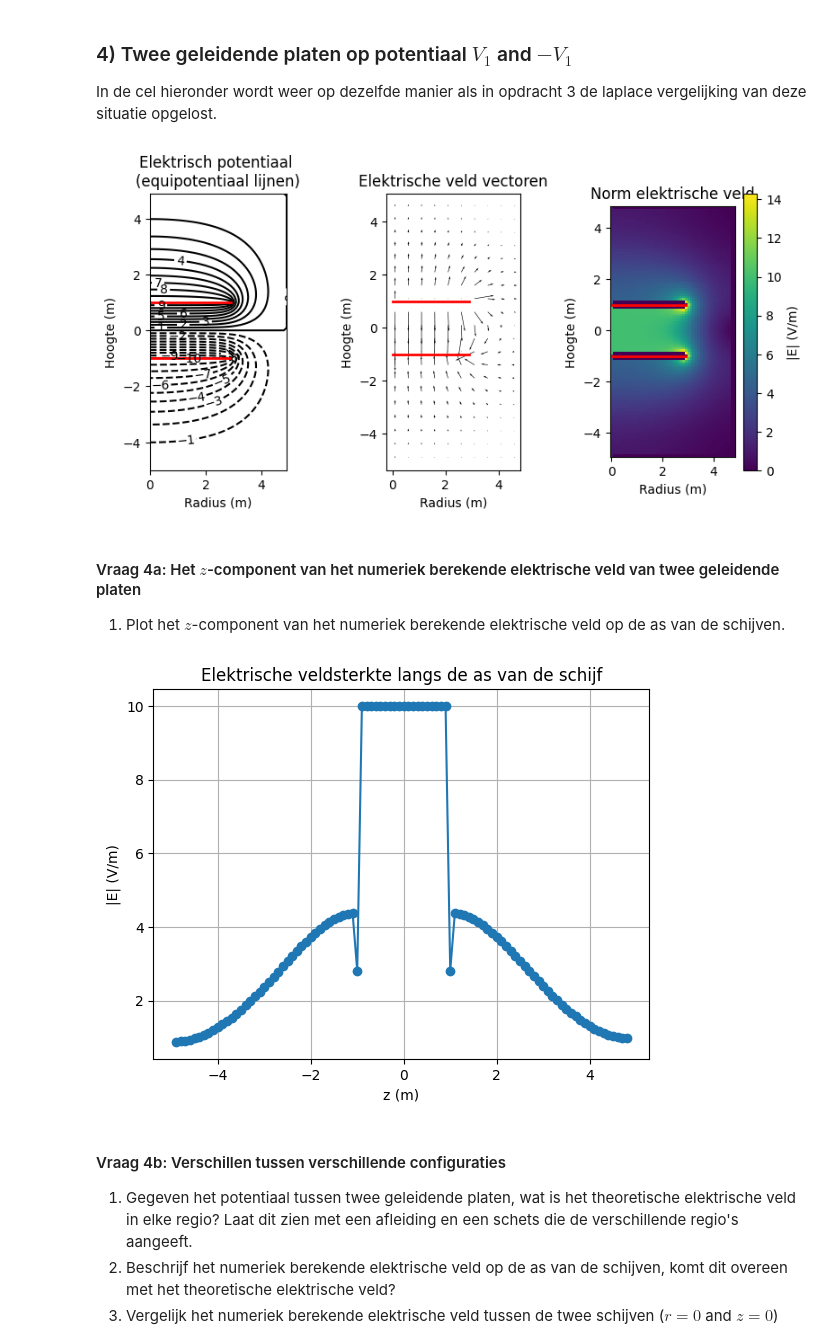
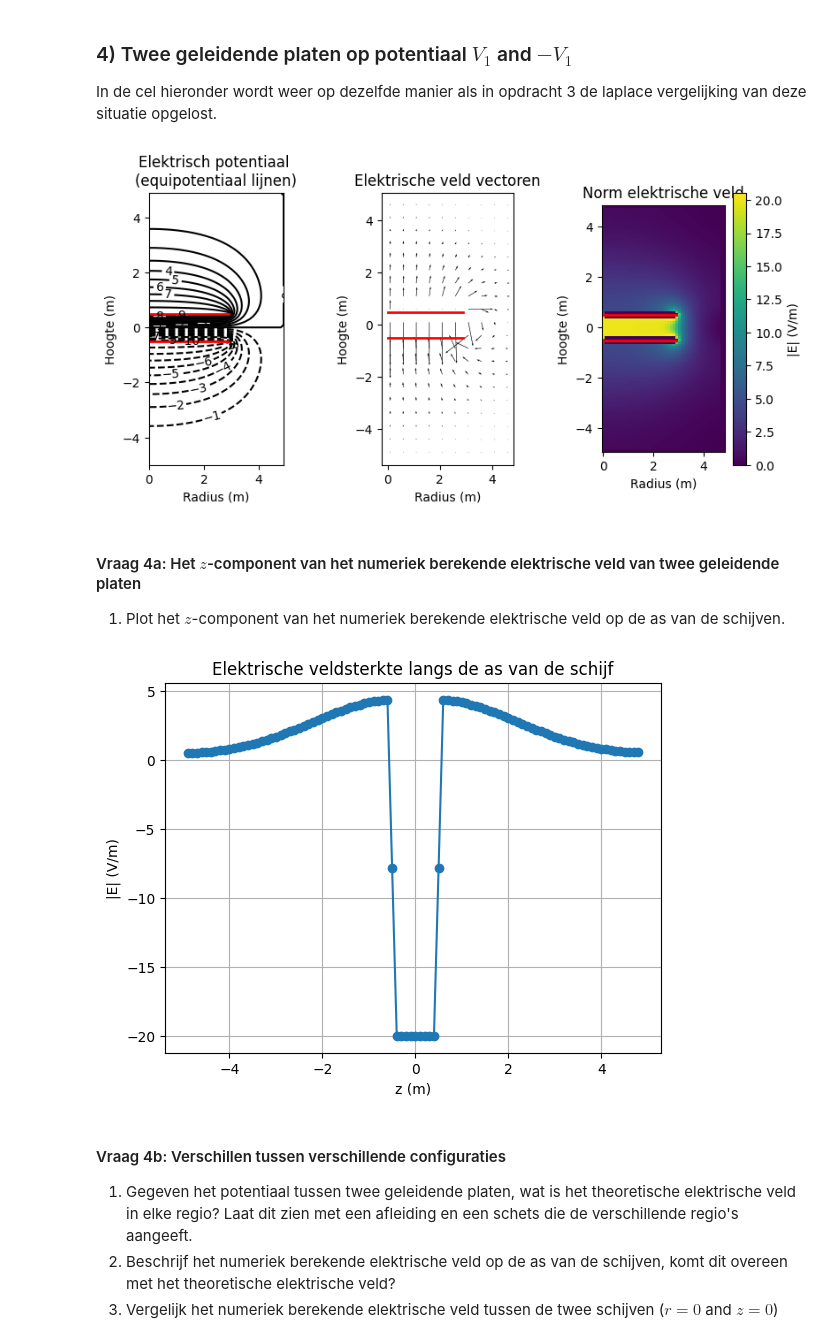
Before and after one commit to sdwijnands/opdrachten-DEF-D, a Jupyter notebook: DigitaleOntwerpopdrachten/1CondensatorOpdracht/CondensatorOntwerpopdracht.ipynb, the cells around one changed output. Cells and saved outputs as stored; diff of their text form; code cells hidden in the pictures.

```diff
--- a/DigitaleOntwerpopdrachten/1CondensatorOpdracht/CondensatorOntwerpopdracht.ipynb
+++ b/DigitaleOntwerpopdrachten/1CondensatorOpdracht/CondensatorOntwerpopdracht.ipynb
@@ -542,28 +542,28 @@ In de cel hieronder wordt weer op dezelfde manier als in opdracht 3 de laplace v
 # %%
 # Run deze cel en pas de cel aan in vraag 4f.
 # Voor twee schijven
-spacing_between_disks = 2  # (m)
+spacing_between_disks = 1  # (m)
 z_pos_disk1 = spacing_between_disks/2  # z-coördinaat van de eerste geleidende schijf (m)
 z_pos_disk2 = -spacing_between_disks/2  # z-coördinaat van de tweede geleidende schijf (m)
 V1 = 10  # elektrische potentiaal van de eerste geleidende schijf (V)
 V2 = -10  # elektrische potentiaal van de tweede geleidende schijf (V)
 
 r, z, r_repmat, V, B, idx_R, idx_z1, idx_z2 = initialize_variables_Laplace(width_domain, disk_radius, height_domain, grid_step, z_pos_disk1, z_pos_disk2, V0, V1, V2)
 
 """--------------------------------------------------------------------
 Veldberekening voor de twee geleidende schijven
 """
 solve_Laplace_equation(V, B, r_repmat, grid_step, idx_z1, idx_z2, idx_R, V1, V2, 1e-3)
 Er, Ez, normE = compute_E_disk(V, B, grid_step)
 r_for_E = r[1:-1]  # de centered finite-difference method kan E niet berekenen op het allereerste en allerlaatste gridpunt in de r-dimensie
 z_for_E = z[1:-1]  # de centered finite-difference method kan E niet berekenen op het allereerste en allerlaatste gridpunt in de z-dimensie
 
 """"---------------------------------------------------------
 Plot het berekende veld
 """
 plot_results_disk(Ez, Er, normE, V, r, z, grid_step, disk_radius, z_pos_disk1, z_pos_disk2)
 # %% [output]
-[figure, old version]
+[figure, new version]
 # %% [markdown]
 #### Vraag 4a: Het $z$-component van het numeriek berekende elektrische veld van twee geleidende platen
 
@@ -574,10 +574,10 @@ plot_results_disk(Ez, Er, normE, V, r, z, grid_step, disk_radius, z_pos_disk1, z
 ###
 ir0 = np.argmin(np.abs(r_for_E))
 irax = r_for_E[ir0]
-
+ir0x = np.argmin(np.abs(r))
 plt.figure()
 plt.title('Elektrische veldsterkte langs de as van de schijf')
-plt.plot(z_for_E,normE[:,ir0],'o-')
+plt.plot(z_for_E,Ez[:,ir0],'o-')
 plt.xlabel("z (m)")
 plt.ylabel("|E| (V/m)")
 plt.grid()
@@ -587,7 +587,7 @@ iz0 = np.argmin(np.abs(z_for_E))
 z_mid = z_for_E[iz0]
 E_midden = normE[iz0, ir0]
 # %% [output]
-[figure, old version]
+[figure, new version]
 # %% [markdown]
 #### Vraag 4b: Verschillen tussen verschillende configuraties
 
```
Also changed, not shown: parts of 7 cells of this notebook.
